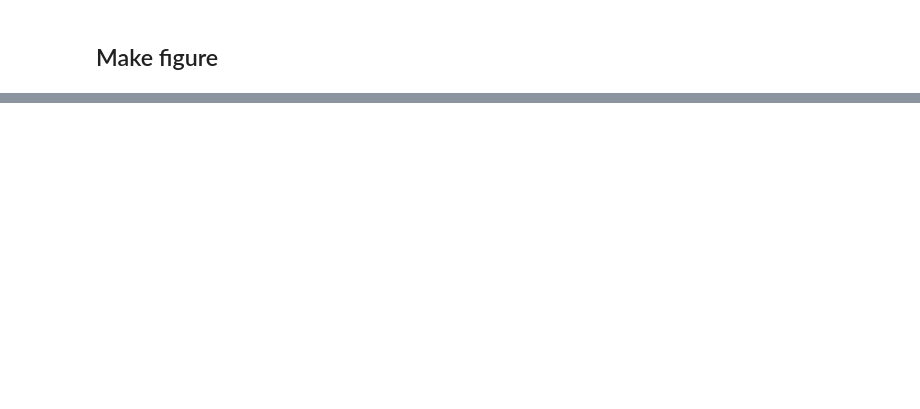
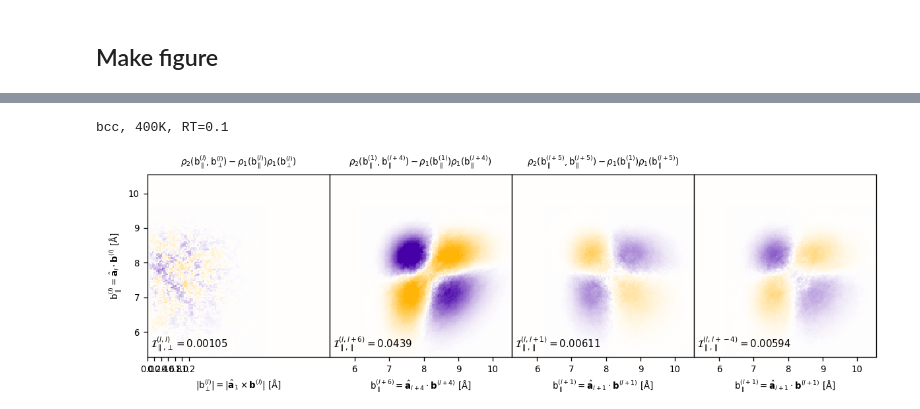
Before and after one commit to tomswinburne/BLaSA, a Jupyter notebook: analyze/bond_lattice_correlation.ipynb, the cells around one changed output, grey strips where cells are left out. Cells and saved outputs as stored; diff of their text form; code cells hidden in the pictures; blank space fills up the shorter version.

```diff
--- a/analyze/bond_lattice_correlation.ipynb
+++ b/analyze/bond_lattice_correlation.ipynb
@@ -143,0 +165,6 @@ plt.savefig("correlations_am%s_T%sK_RT%s.pdf" % (JH_RT,JH_T,JH_am) )
+# %%
+print("bcc, 400K, RT=0.1")
+Image("correlations_am0.1_T400K_RT1.0.png")
+# %% [output]
+bcc, 400K, RT=0.1
+[figure, added]
```
Also changed, not shown: parts of 5 cells of this notebook, 10 other files.
